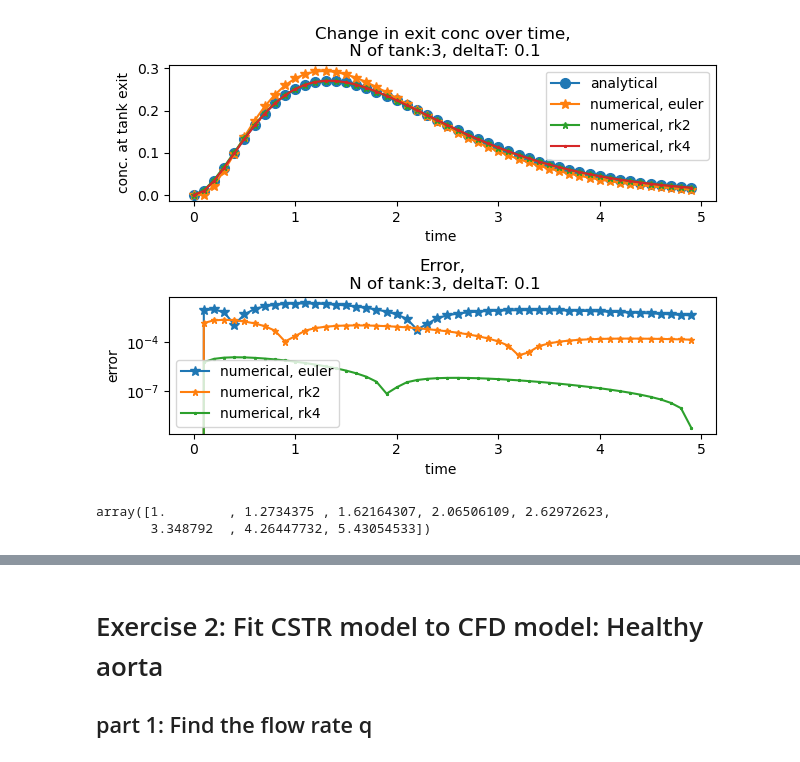
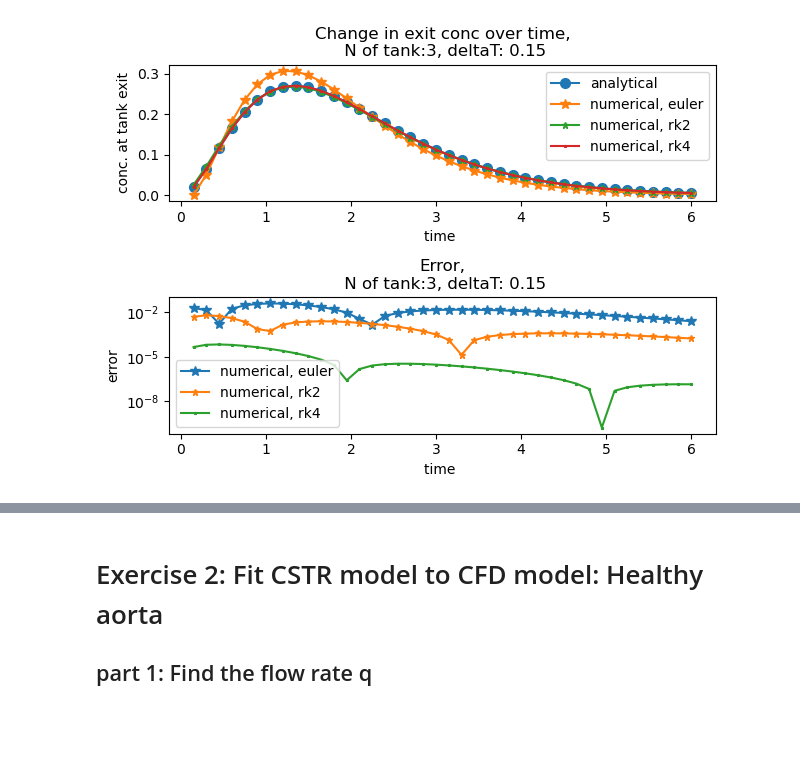
Before and after one commit to waves-stats/MOD_510_2023_autumn, a Jupyter notebook: Partha/project3/mod510_project3_partha_v2.ipynb, the cells around one changed output, grey strips where cells are left out. Drawn from its saved outputs; the diff is of its cells as text; code cells hidden in the pictures; blank space fills up the shorter version.

```diff
--- a/Partha/project3/mod510_project3_partha_v2.ipynb
+++ b/Partha/project3/mod510_project3_partha_v2.ipynb
@@ -217,6 +217,7 @@ class CSTRModel():
         '''
         Performs the time domain simulation on the model.
         It is possible to change the model parameters N and tau at runtime
+        returns the concentration c_out (concentration in the last tank.)
 
         '''
         # solution.append(list(self.y_0))
@@ -338,19 +282,0 @@ print(*popt)
-# %%
-tau=2
-N=1
-dt=3
-y_init='first'
-timedata =np.arange(0,22,dt)
-
-model = CSTRModel(tau=tau,N=N, timedata=timedata, c_init='first')
-#model.time_sim(N,tau,ODEmethod='euler')
-model.c_init
-def props(cls):
-  return [i for i in cls.__dict__.keys() if i[:1] != '_']
-def printProps(cls, props):
-    for i in props:
-        print(i,': ',cls.__dict__[i])
-
-properties = props(model)
-#printProps(model, properties)
-model.time_sim(N,tau,c_init='first',ODEmethod='rk4')
@@ -360,14 +322,15 @@ array([1.00000000e+00, 2.73437500e-01, 7.47680664e-02, 2.04443932e-02,
 # %%
-def make(tau=2, N=1,dt=3,Tmax=20,y_init='first'):
-    timedata =np.arange(0,Tmax,dt)
-    model = CSTRModel(tau=tau,N=N, timedata=timedata, c_init='first')
-    #CSTRModel(tau=tau, N=N, dt=dt, Tmax=Tmax, y_init=y_init)
+def method_comparision(tau=2, N=1,dt=3,Tmax=20,c_init='first'):
+    timedata = {'t_start':0, 'dt':dt, 't_end':Tmax}
+    model = CSTRModel(tau=tau, N=N, timedata=timedata, c_init=c_init)
     #nparams = model.nparams#
 
-    soln1 =model.time_sim(N,tau,c_init='first',ODEmethod='euler')
-    soln2 =model.time_sim(N,tau,c_init='first',ODEmethod='rk2')
-    soln3 =model.time_sim(N,tau,c_init='first',ODEmethod='rk4')
+    methods = ['euler', 'rk2', 'rk4']
+    soln = [0]*len(methods)
+    for i, method in enumerate(methods):
+        soln[i]=model.time_sim(N=N, tau=tau, c_init=c_init, ODEmethod=method)
+
     #print(soln1,soln2,soln3)
     ts=model.ts
     analitical= model.analytical()
-    comparision_plot(N,dt,ts,analitical, soln1, soln2, soln3)
+    comparision_plot(N,dt,ts,analitical, *soln)
@@ -374,4 +345,4 @@ def make(tau=2, N=1,dt=3,Tmax=20,y_init='first'):
 # %%
-make(tau=2, N=3,dt=0.1,y_init='first', Tmax = 5)
+method_comparision(tau=2, N=3, dt=0.15, Tmax=6, c_init='first')
 # %% [output]
-[figure, old version]
+[figure, new version]
@@ -401,22 +348,0 @@ def comparision_plot(N,dt,ts,analitical, soln1, soln2, soln3):
-# %%
-tau=2
-N=1
-dt=3
-y_init='first'
-timedata =np.arange(0,22,dt)
-
-model = CSTRModel(tau=tau,N=N, timedata=timedata, c_init='first')
-#model.time_sim(N,tau,ODEmethod='euler')
-model.c_init
-def props(cls):
-  return [i for i in cls.__dict__.keys() if i[:1] != '_']
-def printProps(cls, props):
-    for i in props:
-        print(i,': ',cls.__dict__[i])
-
-properties = props(model)
-#printProps(model, properties)
-model.time_sim(N,tau,c_init='first',ODEmethod='rk4')
-# %% [output]
-array([1.        , 1.2734375 , 1.62164307, 2.06506109, 2.62972623,
-       3.348792  , 4.26447732, 5.43054533])
```
Also changed, not shown: parts of 43 cells of this notebook.
